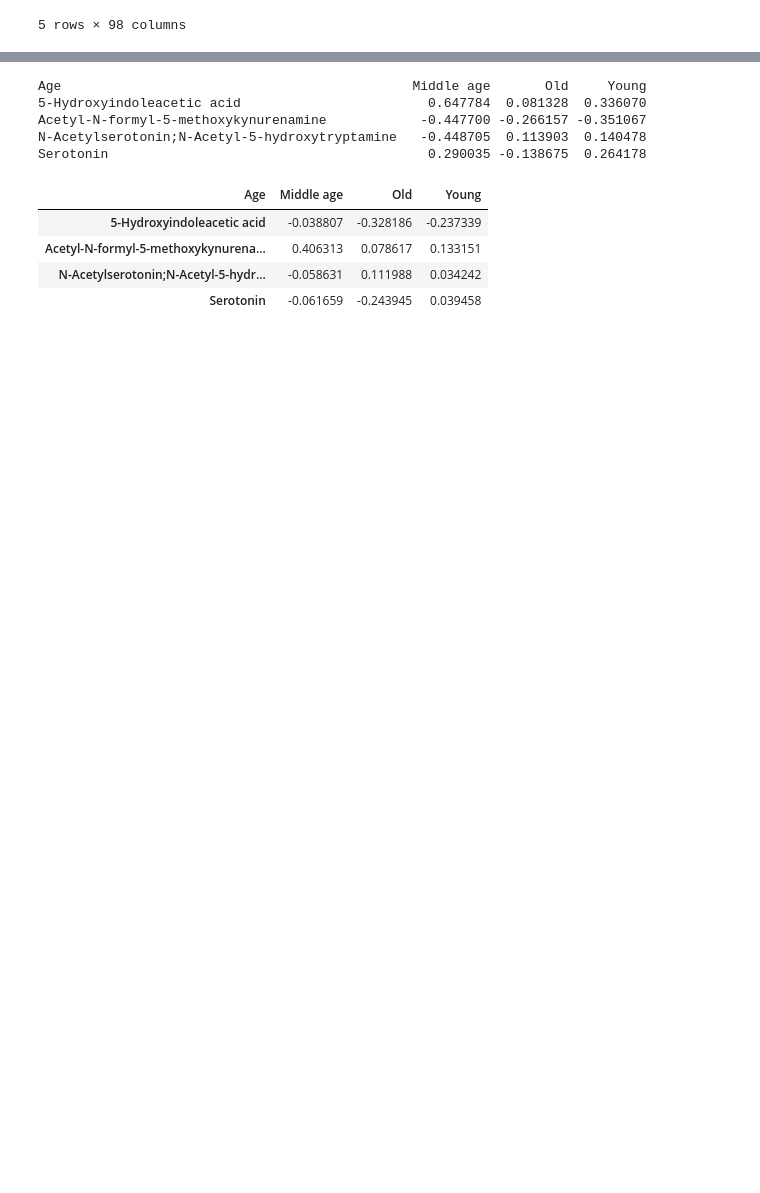
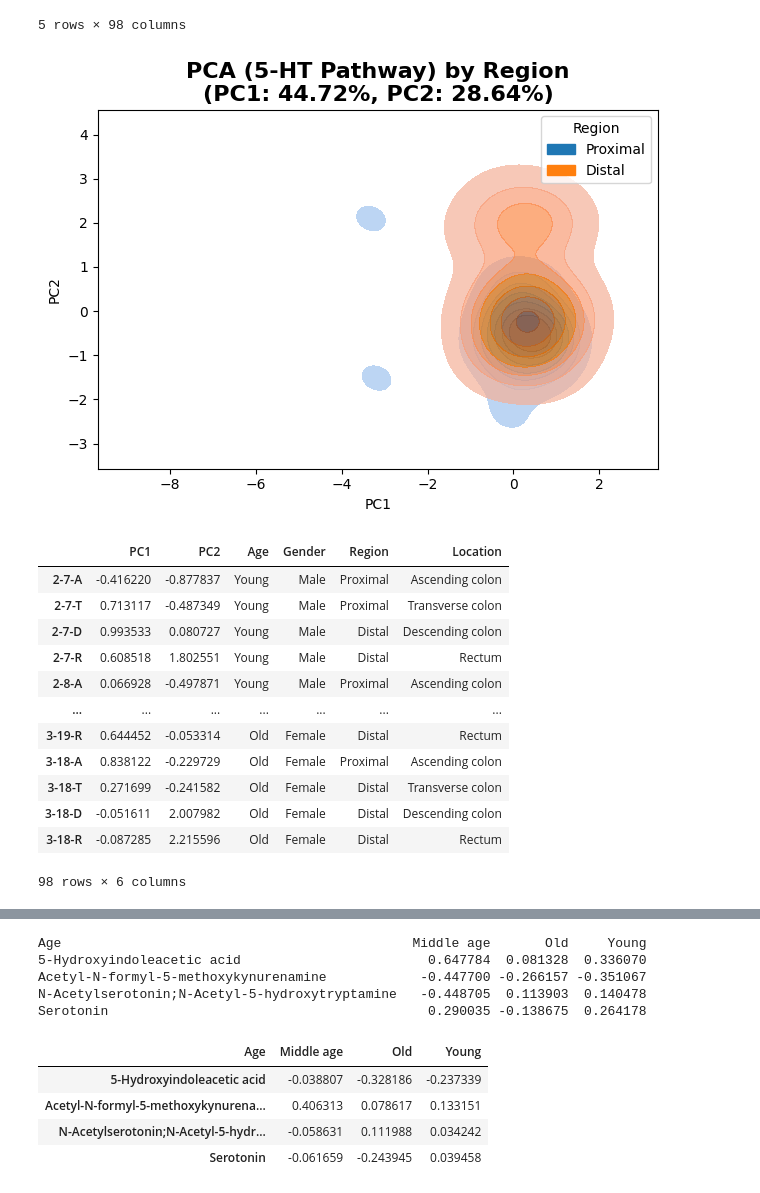
Before and after one commit to CadenBold/intestinal-omics, a Jupyter notebook: working.ipynb, the cells around one changed output, grey strips where cells are left out. Drawn from its saved outputs; the diff is of its cells as text; code cells hidden in the pictures; blank space fills up the shorter version.

```diff
--- a/working.ipynb
+++ b/working.ipynb
@@ -631,3 +631,54 @@ preprocessed_scaled.head()
 | 1-(sn-Glycero-3-phospho)-1D-myo-i... | -0.477542 | 0.056820 | 0.549992 | 0.568416 | 2.211773 | 0.251215 | 0.112323 | -1.824473 | 0.601915 | 1.874223 | ... | ... |
 | 12-Hydroxy-12-octadecanoylcarnitine | -1.072498 | -0.423148 | -0.596197 | -0.146454 | 0.958168 | 0.603694 | 0.245709 | 1.018743 | 0.350736 | 0.613919 | ... | ... |
 5 rows × 98 columns
+# %%
+serotonin_pathway = [
+    "Acetyl-N-formyl-5-methoxykynurenamine",
+    "N-Acetylserotonin;N-Acetyl-5-hydroxytryptamine",
+    "Serotonin",
+    "5-Hydroxyindoleacetic acid"
+]
+
+kynurenine_pathway = [
+    "N'-Formylkynurenine",
+    "Formylkynurenine",
+    "3-Hydroxykynurenine",
+    "L-kynurenine",
+    "Quinolinic acid",
+    "4-(2-Aminophenyl)-2,4-dioxobutanoic acid",
+    "Kynurenic acid"
+]
+
+path_samples_sero = preprocessed_scaled.loc[preprocessed_scaled.index.isin(serotonin_pathway)].T
+path_samples_kyn = preprocessed_scaled.loc[preprocessed_scaled.index.isin(kynurenine_pathway)].T
+
+
+pca_path_sero = PCA(n_components=2, random_state=42).fit(path_samples_sero)
+pca_df_sero = pd.DataFrame(pca_path_sero.transform(path_samples_sero), index=path_samples_sero.index, columns=["PC1","PC2"])
+
+pca_df_sero = pd.concat([pca_df_sero, meta_df], axis=1)
+pca_df_sero = pca_df_sero.dropna(subset=["PC1", "PC2"])
+
+
+ax = sns.kdeplot(data=pca_df_sero, x='PC1', y='PC2', hue='Region',  fill = True, thresh = 0.1, levels = 8, alpha = 0.7, linewidths = 1)
+ax.set_title(f'PCA (5-HT Pathway) by Region\n(PC1: {pca_path_sero.explained_variance_ratio_[0]:.2%}, '
+             f'PC2: {pca_path_sero.explained_variance_ratio_[1]:.2%})',
+             fontsize=16, weight='bold')
+plt.tight_layout()
+plt.show()
+pca_df_sero
+# %% [output]
+[figure, added]
+|  | PC1 | PC2 | Age | Gender | Region | Location |
+| 2-7-A | -0.416220 | -0.877837 | Young | Male | Proximal | Ascending colon |
+| 2-7-T | 0.713117 | -0.487349 | Young | Male | Proximal | Transverse colon |
+| 2-7-D | 0.993533 | 0.080727 | Young | Male | Distal | Descending colon |
+| 2-7-R | 0.608518 | 1.802551 | Young | Male | Distal | Rectum |
+| 2-8-A | 0.066928 | -0.497871 | Young | Male | Proximal | Ascending colon |
+| ... | ... | ... | ... | ... | ... | ... |
+| 3-19-R | 0.644452 | -0.053314 | Old | Female | Distal | Rectum |
+| 3-18-A | 0.838122 | -0.229729 | Old | Female | Proximal | Ascending colon |
+| 3-18-T | 0.271699 | -0.241582 | Old | Female | Distal | Transverse colon |
+| 3-18-D | -0.051611 | 2.007982 | Old | Female | Distal | Descending colon |
+| 3-18-R | -0.087285 | 2.215596 | Old | Female | Distal | Rectum |
+98 rows × 6 columns
```
Also changed, not shown: parts of 10 cells of this notebook.
